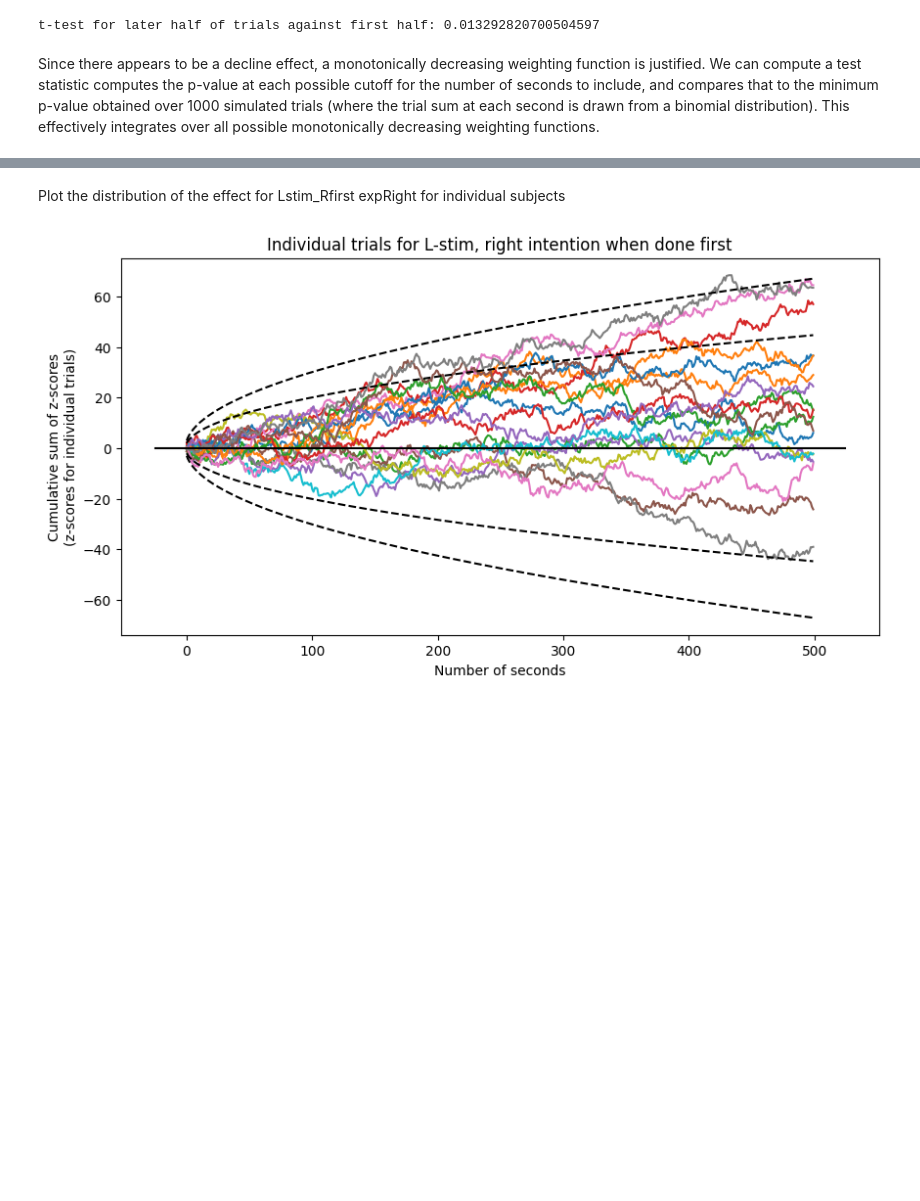
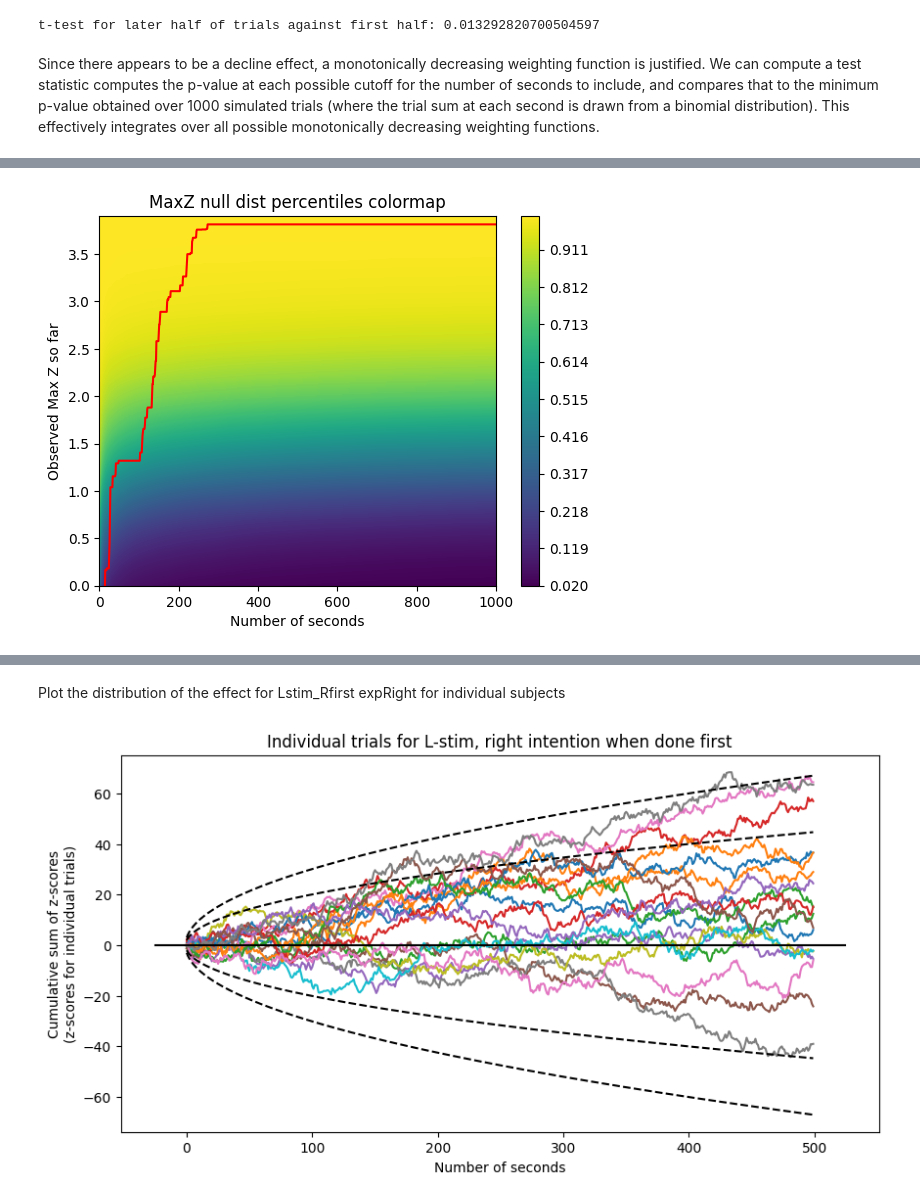
Before and after one commit to AvantiShri/freedman2023_cortex_analysisreplication, a Jupyter notebook: freedman_et_al_2023/Freedman_et_al_2023_analysis.ipynb, the cells around one changed output, grey strips where cells are left out. Saved outputs shown, nothing was run; the diff lists cells and outputs as text; code cells hidden in the pictures; blank space fills up the shorter version.

```diff
--- a/freedman_et_al_2023/Freedman_et_al_2023_analysis.ipynb
+++ b/freedman_et_al_2023/Freedman_et_al_2023_analysis.ipynb
@@ -241,0 +280,20 @@ P value of true relative to simulated: 0.0036996300369963003
+# %%
+#Also make a countour plot of the null distribution and overlay the true data
+x = np.arange(0,1000,1)
+y = np.arange(0,4.0,0.1)
+X, Y = np.meshgrid(x, y)
+percentiles = np.zeros_like(X).astype("float") #percentiles
+for i in range(X.shape[0]):
+  for j in range(Y.shape[1]):
+    percentiles[i,j] = (np.sum(Y[i,j] > sim_data_cummax_z[:,X[i,j]])/sim_data_cummax_z.shape[0])
+plt.contourf(X, Y, percentiles, levels=1000)
+plt.plot(np.arange(len(true_data_cummax_z))+1, true_data_cummax_z, color="red")
+plt.colorbar()
+plt.title("MaxZ null dist percentiles colormap")
+plt.xlabel("Number of seconds")
+plt.ylabel("Observed Max Z so far")
+plt.xlim(0,1000)
+plt.ylim(0,3.9)
+plt.savefig('max_z_null_dist_percentiles_colormap.eps', format='eps')
+# %% [output]
+[figure, added]
```
Also changed, not shown: parts of 5 cells of this notebook.
